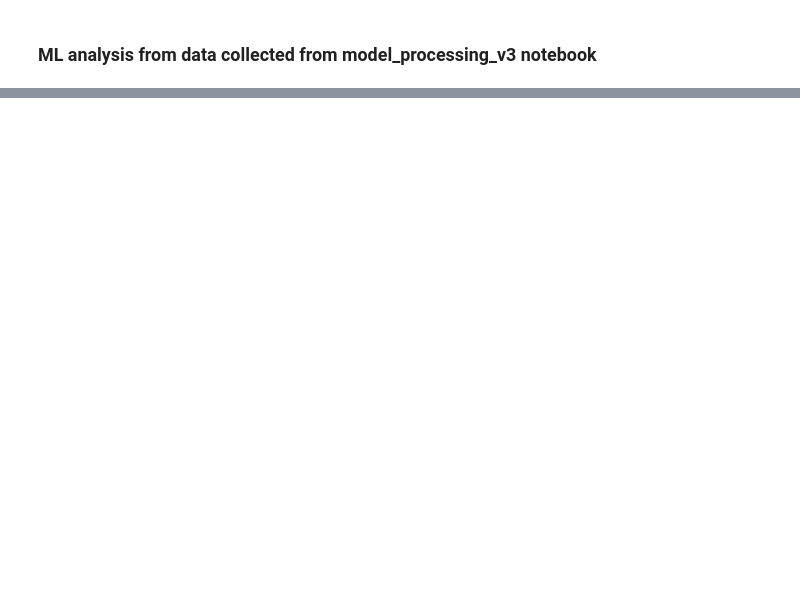
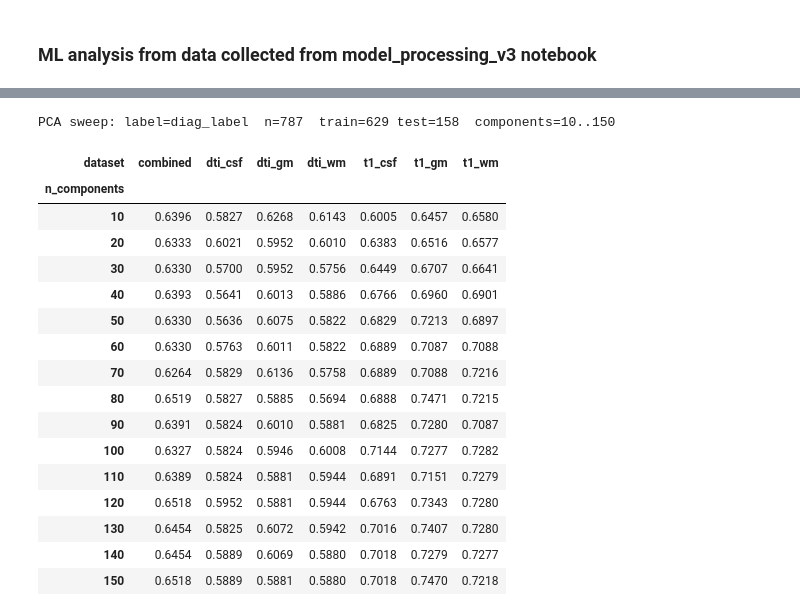
Before and after one commit to william2952/ADRU, a Jupyter notebook: model_analysis_v3.ipynb, the cells around one changed output, grey strips where cells are left out. Drawn from its saved outputs; the diff is of its cells as text; code cells hidden in the pictures; blank space fills up the shorter version.

```diff
--- a/model_analysis_v3.ipynb
+++ b/model_analysis_v3.ipynb
@@ -129,0 +182,14 @@ amy_results
+# %%
+for k in MODALITY_ORDER:
+    X = X_raw[k][mask].astype(np.float32)
+    scaler = StandardScaler().fit(X[idx_train])
+    Xs = scaler.transform(X).astype(np.float32)
+    X_tr, X_te = Xs[idx_train], Xs[idx_test]
+    for n_comp in N_COMPONENTS_RANGE:
+        pca = PCA(n_components=n_comp, random_state=SPLIT_SEED).fit(X_tr)
+        Z_tr = pca.transform(X_tr)
+        Z_te = pca.transform(X_te)
+        clf = SVC(class_weight="balanced", random_state=SVM_SEED).fit(Z_tr, y_tr)
+        bacc = balanced_accuracy_score(y_te, clf.predict(Z_te))
+        rows.append({"dataset": k, "n_components": n_comp, "bAcc": bacc})
+        print(f"  dataset={k:>8s}  n_components={n_comp:3d}  bAcc={bacc:.4f}")
@@ -129,0 +214,15 @@ amy_results
+# %%
+X_concat_full = np.hstack([X_raw[m] for m in MODALITY_ORDER]).astype(np.float32)
+cn_mask_full = meta["group"].eq("CN").values
+mm_cn = MinMaxScaler(feature_range=(0, 1)).fit(X_concat_full[cn_mask_full])
+X_concat_01_full = mm_cn.transform(X_concat_full).astype(np.float32)
+X_comb = X_concat_01_full[mask]
+X_tr_c, X_te_c = X_comb[idx_train], X_comb[idx_test]
+for n_comp in N_COMPONENTS_RANGE:
+    pca = PCA(n_components=n_comp, random_state=SPLIT_SEED).fit(X_tr_c)
+    Z_tr = pca.transform(X_tr_c)
+    Z_te = pca.transform(X_te_c)
+    clf = SVC(class_weight="balanced", random_state=SVM_SEED).fit(Z_tr, y_tr)
+    bacc = balanced_accuracy_score(y_te, clf.predict(Z_te))
+    rows.append({"dataset": "combined", "n_components": n_comp, "bAcc": bacc})
+    print(f'  dataset={"combined":>8s}  n_components={n_comp:3d}  bAcc={bacc:.4f}')
@@ -129,0 +245,28 @@ amy_results
+# %%
+pca_sweep_results = pd.DataFrame(rows)
+print(
+    f"PCA sweep: label={LABEL_COL}  n={len(y)}  "
+    f"train={len(idx_train)} test={len(idx_test)}  components={N_COMPONENTS_RANGE[0]}..{N_COMPONENTS_RANGE[-1]}"
+)
+pca_sweep_results.pivot_table(
+    index="n_components", columns="dataset", values="bAcc", aggfunc="first"
+).round(4)
+# %% [output]
+PCA sweep: label=diag_label  n=787  train=629 test=158  components=10..150
+| dataset | combined | dti_csf | dti_gm | dti_wm | t1_csf | t1_gm | t1_wm |
+| n_components |  |  |  |  |  |  |  |
+| 10 | 0.6396 | 0.5827 | 0.6268 | 0.6143 | 0.6005 | 0.6457 | 0.6580 |
+| 20 | 0.6333 | 0.6021 | 0.5952 | 0.6010 | 0.6383 | 0.6516 | 0.6577 |
+| 30 | 0.6330 | 0.5700 | 0.5952 | 0.5756 | 0.6449 | 0.6707 | 0.6641 |
+| 40 | 0.6393 | 0.5641 | 0.6013 | 0.5886 | 0.6766 | 0.6960 | 0.6901 |
+| 50 | 0.6330 | 0.5636 | 0.6075 | 0.5822 | 0.6829 | 0.7213 | 0.6897 |
+| 60 | 0.6330 | 0.5763 | 0.6011 | 0.5822 | 0.6889 | 0.7087 | 0.7088 |
+| 70 | 0.6264 | 0.5829 | 0.6136 | 0.5758 | 0.6889 | 0.7088 | 0.7216 |
+| 80 | 0.6519 | 0.5827 | 0.5885 | 0.5694 | 0.6888 | 0.7471 | 0.7215 |
+| 90 | 0.6391 | 0.5824 | 0.6010 | 0.5881 | 0.6825 | 0.7280 | 0.7087 |
+| 100 | 0.6327 | 0.5824 | 0.5946 | 0.6008 | 0.7144 | 0.7277 | 0.7282 |
+| 110 | 0.6389 | 0.5824 | 0.5881 | 0.5944 | 0.6891 | 0.7151 | 0.7279 |
+| 120 | 0.6518 | 0.5952 | 0.5881 | 0.5944 | 0.6763 | 0.7343 | 0.7280 |
+| 130 | 0.6454 | 0.5825 | 0.6072 | 0.5942 | 0.7016 | 0.7407 | 0.7280 |
+| 140 | 0.6454 | 0.5889 | 0.6069 | 0.5880 | 0.7018 | 0.7279 | 0.7277 |
+| 150 | 0.6518 | 0.5889 | 0.5881 | 0.5880 | 0.7018 | 0.7470 | 0.7218 |
```
Also changed, not shown: parts of 17 cells of this notebook, 2 other files.
